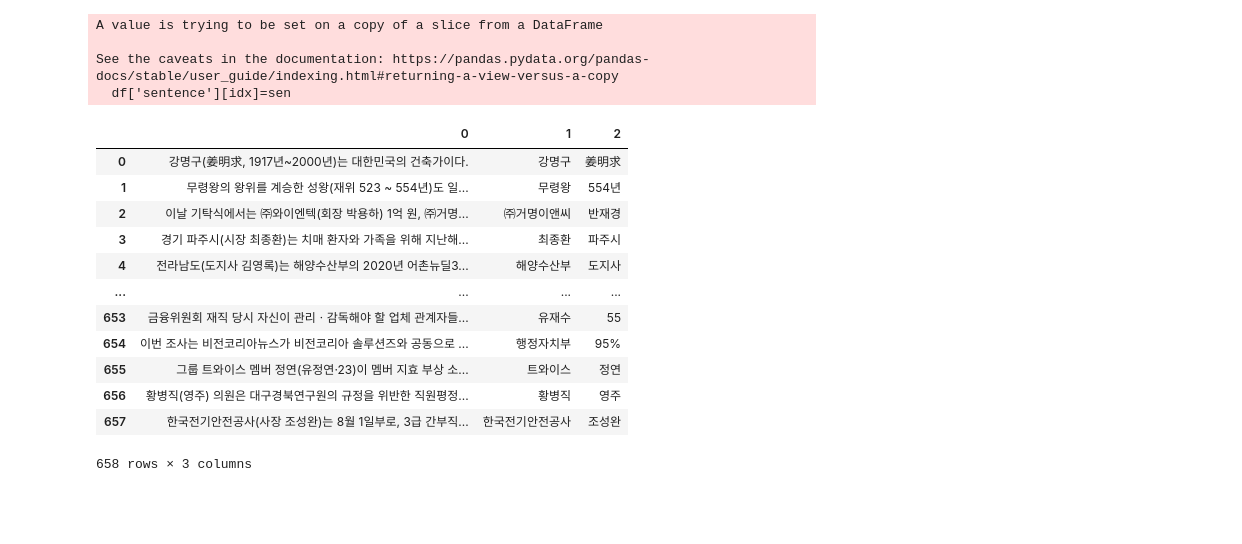
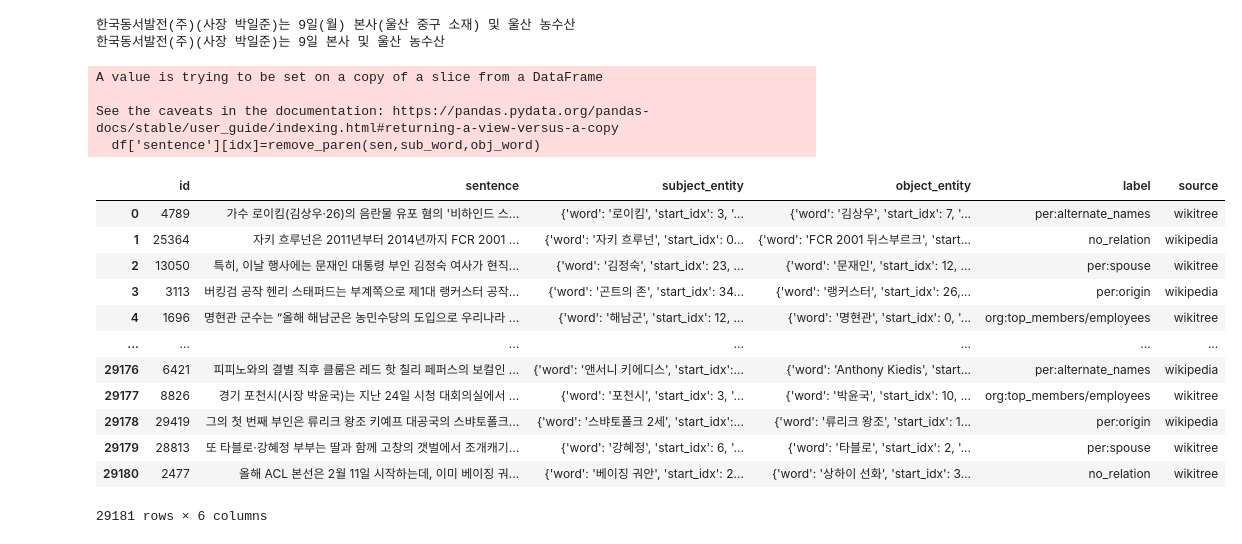
Before and after one commit to boostcampaitech4lv23nlp1/level2_klue_nlp-level2-nlp-01, a Jupyter notebook: dataset/remove_paren.ipynb, the cells around one changed output. Drawn from its saved outputs; the diff is of its cells as text; code cells hidden in the pictures; blank space fills up the shorter version.

```diff
--- a/dataset/remove_paren.ipynb
+++ b/dataset/remove_paren.ipynb
@@ -5,49 +169,69 @@ df = pd.read_csv('/opt/ml/project2/level2_klue_nlp-level2-nlp-01/dataset/train/n
+# %%
+def remove_paren(sen,sub,obj):
+    items = re.findall('\(([^)]+)', sen)
+    test=list(re.finditer('\(([^)]+)', sen))
+    save=[]
+    iterator = re.finditer('\(([^)]+)' ,sen)
+    for match in iterator:
+        temp=[]
+        temp.append(match.start())
+        temp.append(match.end())
+        save.append(temp)
+
+    #save는 items에 들어있는 문자열의 시작/끝 index가 들어있음
+
+    for idx, i in enumerate(items):
+        if not sub in i and not obj in i and not i in sub and not i in obj: #괄호 날림. @로 바꿔줌
+            j=""
+            for x in range(save[idx][1]-save[idx][0]+1):
+                j+="@"
+            sen =sen[:save[idx][0]] + j + sen[save[idx][1]+1:]
+    sen=sen.replace("@","")
+    return sen
+# %%
+sen_test="한국동서발전(주)(사장 박일준)는 9일(월) 본사(울산 중구 소재) 및 울산 농수산"
+sub_test="한국동서발전(주)"
+obj_test="박일준"
+print(sen_test)
+print(remove_paren(sen_test,sub_test,obj_test))
+# %% [output]
+한국동서발전(주)(사장 박일준)는 9일(월) 본사(울산 중구 소재) 및 울산 농수산
+한국동서발전(주)(사장 박일준)는 9일 본사 및 울산 농수산
 # %%
+#한국동서발전(주)(사장 박일준)는 9일(월) 본사(울산 중구 소재) 및 울산 농수산
 save=[]
 
 idx=0
+cnt=0
 for sen, sub, obj in zip(df['sentence'], df['subject_entity'], df['object_entity']):
 
-    items = re.findall('\(([^)]+)', sen) #괄호 안에 있는 문자열
+    #items = re.findall('\(([^)]+)', sen) #괄호 안에 있는 문자열
     sub = eval(sub)
     obj = eval(obj)
     sub_word=sub['word']
     obj_word=obj['word']
 
-    check=0
-    for i in items:
-        if sub_word in i or obj_word in i: #살리자!
-            temp=[]
-            temp.append(sen)
-            temp.append(sub_word)
-            temp.append(obj_word)
-            save.append(temp)
-            check=1
-            break
-    if(check==0):#괄호와 괄호 안 문자열을 날리자!
-        regex = '\([^)]*\)'
-        sen=re.sub(regex, '', sen)
-        df['sentence'][idx]=sen
+    df['sentence'][idx]=remove_paren(sen,sub_word,obj_word)
 
     idx+=1
 
-df2= pd.DataFrame(save)
+df2= pd.DataFrame(df)
 df2
 # %% [output]
 A value is trying to be set on a copy of a slice from a DataFrame
 
 See the caveats in the documentation: https://pandas.pydata.org/pandas-docs/stable/user_guide/indexing.html#returning-a-view-versus-a-copy
-  df['sentence'][idx]=sen
+  df['sentence'][idx]=remove_paren(sen,sub_word,obj_word)
-|  | 0 | 1 | 2 |
-| 0 | 강명구(姜明求, 1917년~2000년)는 대한민국의 건축가이다. | 강명구 | 姜明求 |
-| 1 | 무령왕의 왕위를 계승한 성왕(재위 523 ~ 554년)도 일... | 무령왕 | 554년 |
-| 2 | 이날 기탁식에서는 ㈜와이엔텍(회장 박용하) 1억 원, ㈜거명... | ㈜거명이앤씨 | 반재경 |
-| 3 | 경기 파주시(시장 최종환)는 치매 환자와 가족을 위해 지난해... | 최종환 | 파주시 |
-| 4 | 전라남도(도지사 김영록)는 해양수산부의 2020년 어촌뉴딜3... | 해양수산부 | 도지사 |
-| ... | ... | ... | ... |
-| 653 | 금융위원회 재직 당시 자신이 관리ㆍ감독해야 할 업체 관계자들... | 유재수 | 55 |
-| 654 | 이번 조사는 비전코리아뉴스가 비전코리아 솔루션즈와 공동으로 ... | 행정자치부 | 95% |
-| 655 | 그룹 트와이스 멤버 정연(유정연·23)이 멤버 지효 부상 소... | 트와이스 | 정연 |
-| 656 | 황병직(영주) 의원은 대구경북연구원의 규정을 위반한 직원평정... | 황병직 | 영주 |
-| 657 | 한국전기안전공사(사장 조성완)는 8월 1일부로, 3급 간부직... | 한국전기안전공사 | 조성완 |
+|  | id | sentence | subject_entity | object_entity | label | source |
+| 0 | 4789 | 가수 로이킴(김상우·26)의 음란물 유포 혐의 '비하인드 스... | {'word': '로이킴', 'start_idx': 3, '... | {'word': '김상우', 'start_idx': 7, '... | per:alternate_names | wikitree |
+| 1 | 25364 | 자키 흐루넌은 2011년부터 2014년까지 FCR 2001 ... | {'word': '자키 흐루넌', 'start_idx': 0... | {'word': 'FCR 2001 뒤스부르크', 'start... | no_relation | wikipedia |
+| 2 | 13050 | 특히, 이날 행사에는 문재인 대통령 부인 김정숙 여사가 현직... | {'word': '김정숙', 'start_idx': 23, ... | {'word': '문재인', 'start_idx': 12, ... | per:spouse | wikitree |
+| 3 | 3113 | 버킹검 공작 헨리 스태퍼드는 부계쪽으로 제1대 랭커스터 공작... | {'word': '곤트의 존', 'start_idx': 34... | {'word': '랭커스터', 'start_idx': 26,... | per:origin | wikipedia |
+| 4 | 1696 | 명현관 군수는 “올해 해남군은 농민수당의 도입으로 우리나라 ... | {'word': '해남군', 'start_idx': 12, ... | {'word': '명현관', 'start_idx': 0, '... | org:top_members/employees | wikitree |
+| ... | ... | ... | ... | ... | ... | ... |
+| 29176 | 6421 | 피피노와의 결별 직후 클룸은 레드 핫 칠리 페퍼스의 보컬인 ... | {'word': '앤서니 키에디스', 'start_idx':... | {'word': 'Anthony Kiedis', 'start... | per:alternate_names | wikipedia |
+| 29177 | 8826 | 경기 포천시(시장 박윤국)는 지난 24일 시청 대회의실에서 ... | {'word': '포천시', 'start_idx': 3, '... | {'word': '박윤국', 'start_idx': 10, ... | org:top_members/employees | wikitree |
+| 29178 | 29419 | 그의 첫 번째 부인은 류리크 왕조 키예프 대공국의 스뱌토폴크... | {'word': '스뱌토폴크 2세', 'start_idx':... | {'word': '류리크 왕조', 'start_idx': 1... | per:origin | wikipedia |
+| 29179 | 28813 | 또 타블로·강혜정 부부는 딸과 함께 고창의 갯벌에서 조개캐기... | {'word': '강혜정', 'start_idx': 6, '... | {'word': '타블로', 'start_idx': 2, '... | per:spouse | wikitree |
+| 29180 | 2477 | 올해 ACL 본선은 2월 11일 시작하는데, 이미 베이징 궈... | {'word': '베이징 궈안', 'start_idx': 2... | {'word': '상하이 선화', 'start_idx': 3... | no_relation | wikitree |
-658 rows × 3 columns
+29181 rows × 6 columns
```
Also changed, not shown: parts of 20 cells of this notebook.
